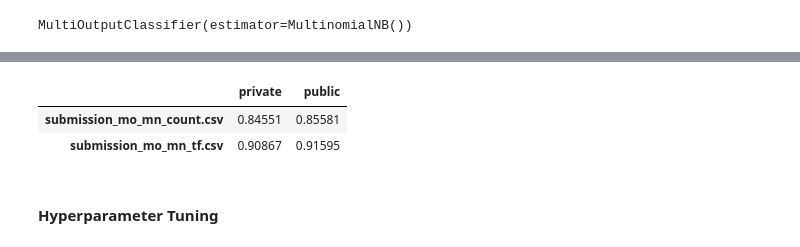
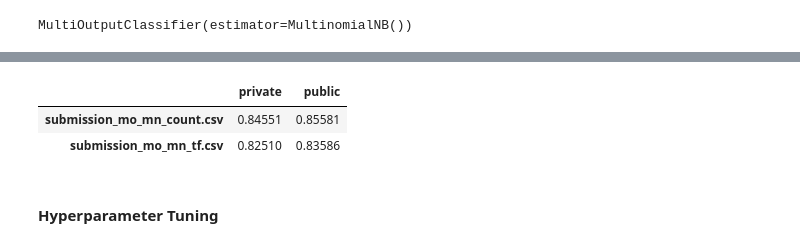
Before and after one commit to francheska-vicente/stintsy-project, a Jupyter notebook: ToxicComment_S13_Group8_Supplementary.ipynb, the cells around one changed output, grey strips where cells are left out. Drawn from its saved outputs; the diff is of its cells as text; code cells hidden in the pictures.

```diff
--- a/ToxicComment_S13_Group8_Supplementary.ipynb
+++ b/ToxicComment_S13_Group8_Supplementary.ipynb
@@ -905,13 +907,13 @@ to_submission_csv_multiclass(predictions_mnb_mo_tf, 'submission_mo_mn_tf')
 to_submission_csv_multiclass(predictions_mnb_mo_count, 'submission_mo_mn_count')
 # %%
 pd.DataFrame(
-    data={'private': [0.84551, 0], 'public': [0.85581, 0]},
+    data={'private': [0.84551, 0.82510], 'public': [0.85581, 0.83586]},
     index=['submission_mo_mn_count.csv', 'submission_mo_mn_tf.csv']
 )
 # %% [output]
 |  | private | public |
 | submission_mo_mn_count.csv | 0.84551 | 0.85581 |
-| submission_mo_mn_tf.csv | 0.90867 | 0.91595 |
+| submission_mo_mn_tf.csv | 0.82510 | 0.83586 |
 # %% [markdown]
 #### Hyperparameter Tuning
 # %%
```
Also changed, not shown: parts of 79 cells of this notebook, 1 other file.
